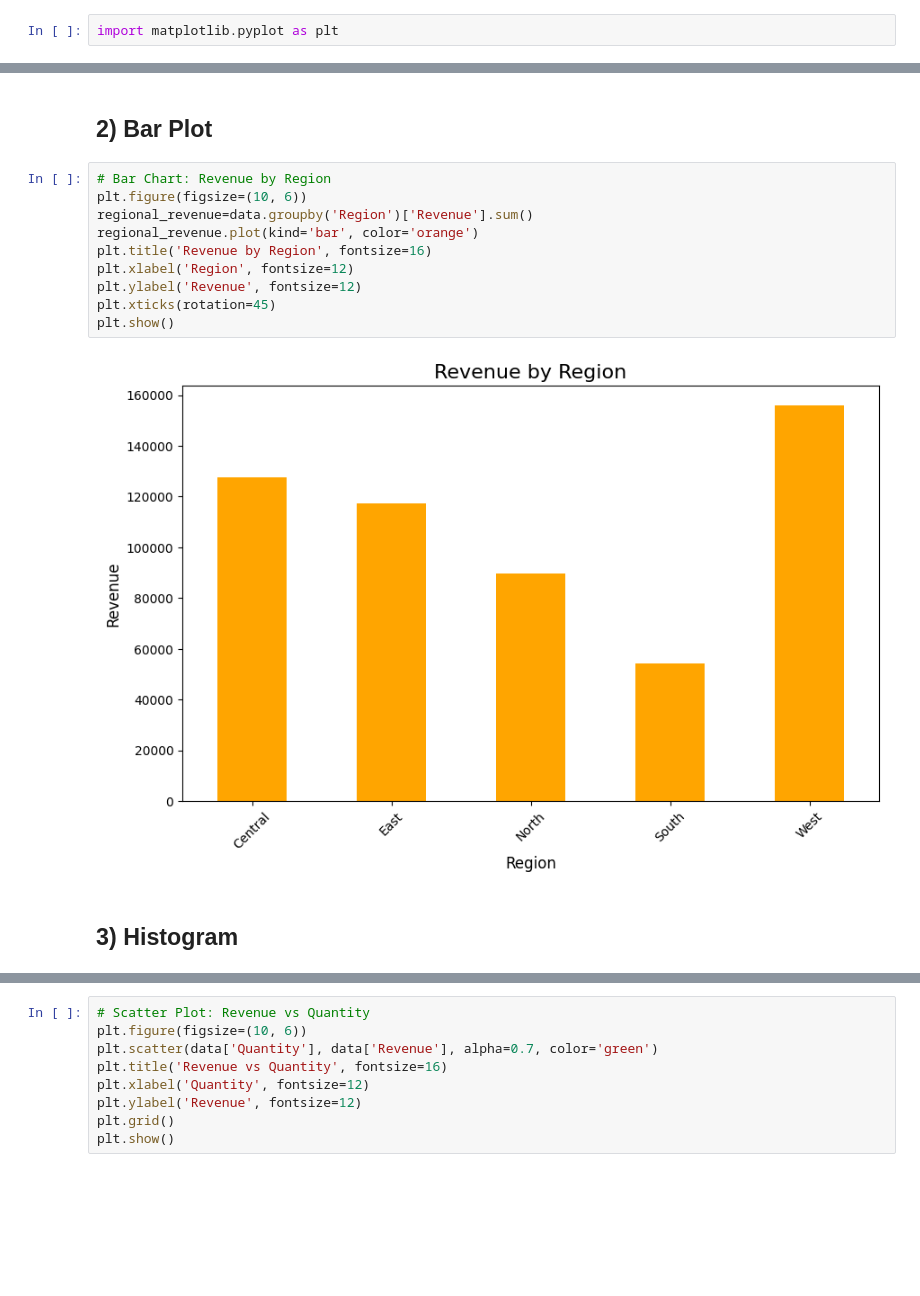
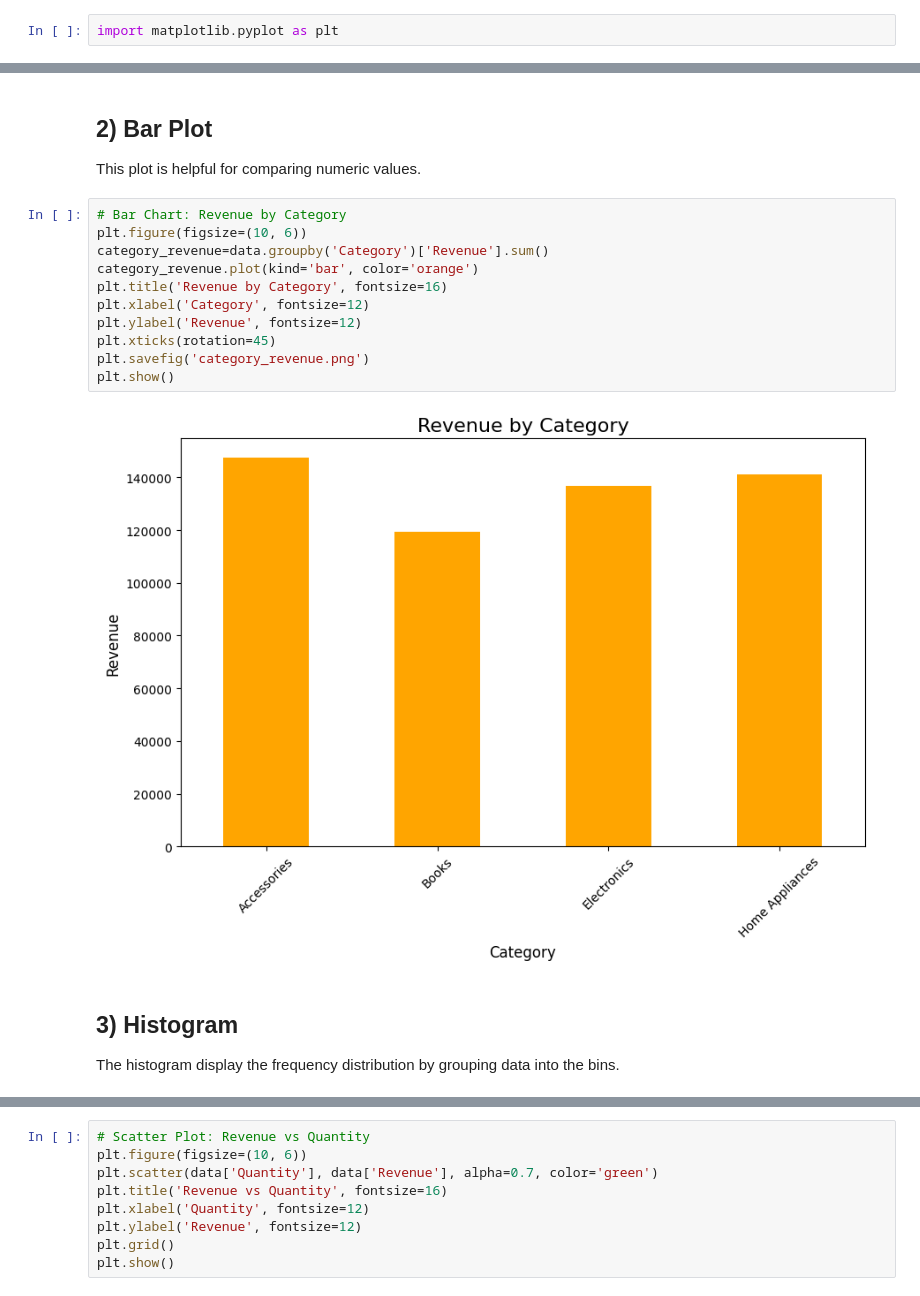
Before and after one commit to SobiaNoorAI/Data-Seekho-Data-Science-Mastery-Program, a Jupyter notebook: MODULE 3: DATA VISUALIZATION AND ANALYSIS/Assignment 1: Exploring Visualizations with Power BI, Matplotlib, and Seaborn/Python_Visualization_(Matplotlib_Seaborn).ipynb, the cells around one changed output, grey strips where cells are left out. Drawn from its saved outputs; the diff is of its cells as text; blank space fills up the shorter version.

```diff
--- a/MODULE 3: DATA VISUALIZATION AND ANALYSIS/Assignment 1: Exploring Visualizations with Power BI, Matplotlib, and Seaborn/Python_Visualization_(Matplotlib_Seaborn).ipynb
+++ b/MODULE 3: DATA VISUALIZATION AND ANALYSIS/Assignment 1: Exploring Visualizations with Power BI, Matplotlib, and Seaborn/Python_Visualization_(Matplotlib_Seaborn).ipynb
@@ -50,20 +54,23 @@ plt.show()
 [figure]
 # %% [markdown]
 ## 2) Bar Plot
+This plot is helpful for comparing numeric values.
 # %%
-# Bar Chart: Revenue by Region
+# Bar Chart: Revenue by Category
 plt.figure(figsize=(10, 6))
-regional_revenue=data.groupby('Region')['Revenue'].sum()
-regional_revenue.plot(kind='bar', color='orange')
-plt.title('Revenue by Region', fontsize=16)
-plt.xlabel('Region', fontsize=12)
+category_revenue=data.groupby('Category')['Revenue'].sum()
+category_revenue.plot(kind='bar', color='orange')
+plt.title('Revenue by Category', fontsize=16)
+plt.xlabel('Category', fontsize=12)
 plt.ylabel('Revenue', fontsize=12)
 plt.xticks(rotation=45)
+plt.savefig('category_revenue.png')
 plt.show()
 # %% [output]
-[figure, old version]
+[figure, new version]
-# %% [markdown]
-## 3) Histogram
+# %% [markdown]
+## 3) Histogram
+The histogram display the frequency distribution by grouping data into the bins.
 # %%
 # Histogram: Price Distribution
 plt.figure(figsize=(10,6))
```
Also changed, not shown: parts of 40 cells of this notebook.
